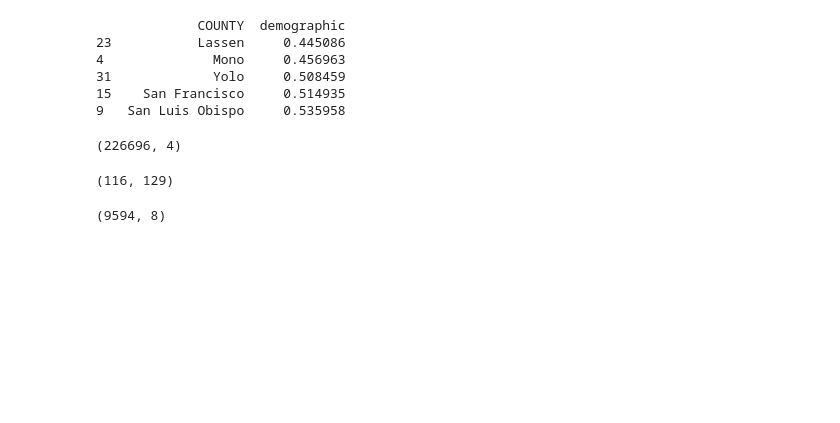
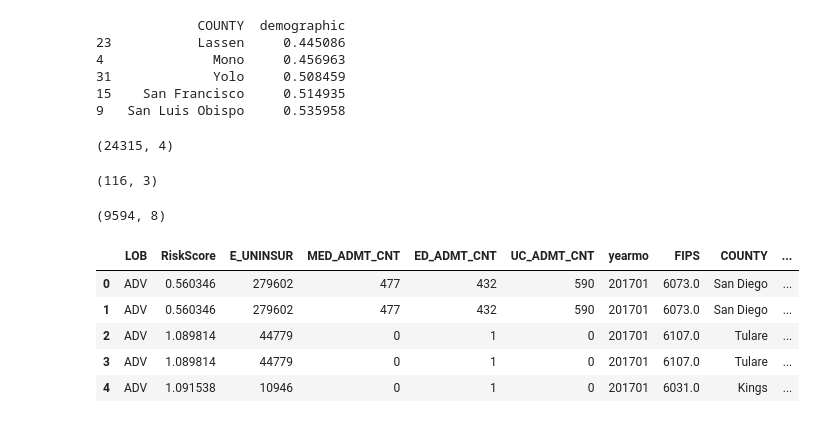
Before and after one commit to birlaaishwarya11/healthinclimate, a Jupyter notebook: src/notebooks/data_cleaning.ipynb, the cells around one changed output. Drawn from its saved outputs; the diff is of its cells as text; code cells hidden in the pictures; blank space fills up the shorter version.

```diff
--- a/src/notebooks/data_cleaning.ipynb
+++ b/src/notebooks/data_cleaning.ipynb
@@ -134,18 +136,29 @@ print(data_ranked_demographic[["COUNTY","demographic"]].head())
 # %%
 wildfire_data = pd.read_csv(data_folder + 'cleaned_wildfire_data_2017_2019.csv')
 wildfire_data.rename(columns={'FIPS_CODE':'FIPS'}, inplace=True)
+wildfire_data.head(1)
+wildfire_data = wildfire_data[wildfire_data.FIPS < 7000]
+wildfire_data = wildfire_data[wildfire_data.FIPS >= 6000]
 wildfire_data.shape
 # %% [output]
-(226696, 4)
+(24315, 4)
 # %%
-data_CCSV_combined.shape
+reduced.shape
 # %% [output]
-(116, 129)
+(116, 3)
 # %%
 only_fips.shape
 # %% [output]
 (9594, 8)
 # %%
-merged_ccsv_hus = pd.merge(only_fips, data_CCSV_combined, on="FIPS", how="left")
+merged_ccsv_hus = pd.merge(only_fips, reduced, on="FIPS", how="left")
+merged_ccsv_hus.head()
+# %% [output]
+|  | LOB | RiskScore | E_UNINSUR | MED_ADMT_CNT | ED_ADMT_CNT | UC_ADMT_CNT | yearmo | FIPS | COUNTY | ... |
+| 0 | ADV | 0.560346 | 279602 | 477 | 432 | 590 | 201701 | 6073.0 | San Diego | ... |
+| 1 | ADV | 0.560346 | 279602 | 477 | 432 | 590 | 201701 | 6073.0 | San Diego | ... |
+| 2 | ADV | 1.089814 | 44779 | 0 | 1 | 0 | 201701 | 6107.0 | Tulare | ... |
+| 3 | ADV | 1.089814 | 44779 | 0 | 1 | 0 | 201701 | 6107.0 | Tulare | ... |
+| 4 | ADV | 1.091538 | 10946 | 0 | 1 | 0 | 201701 | 6031.0 | Kings | ... |
 # %%
 merged_ccsv_hus_wf = pd.merge(wildfire_data, merged_ccsv_hus, on="FIPS", how="left")
```
Also changed, not shown: parts of 7 cells of this notebook.
